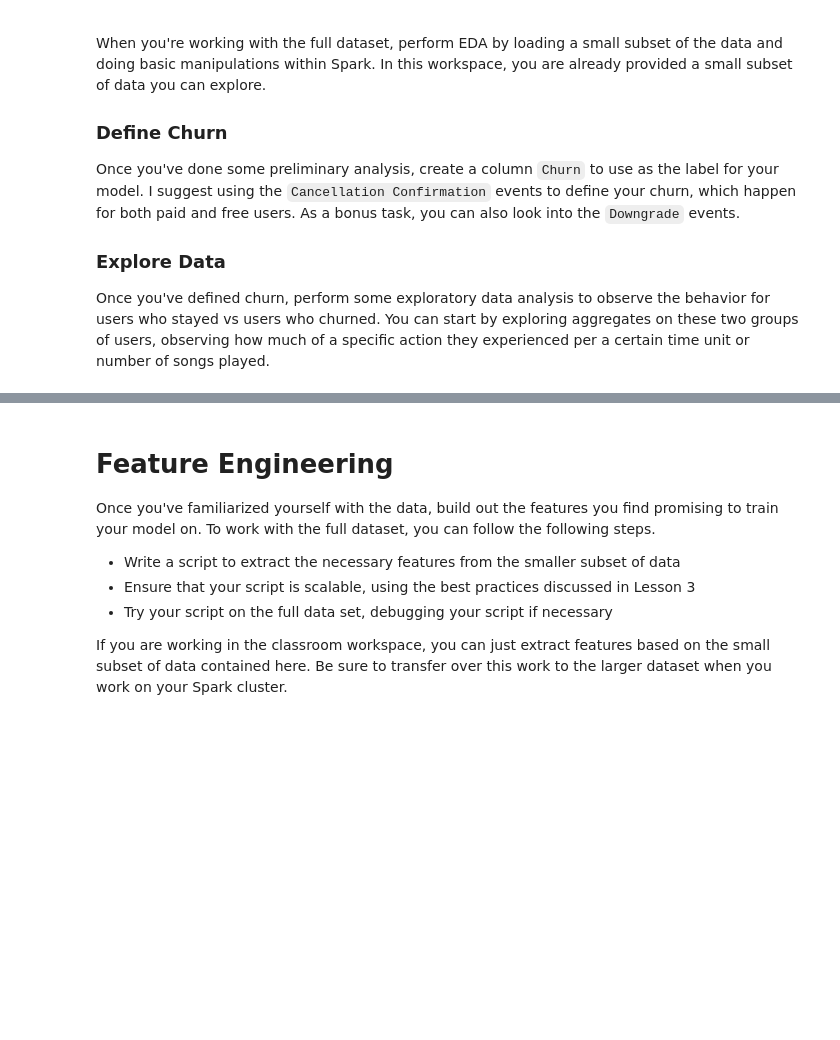
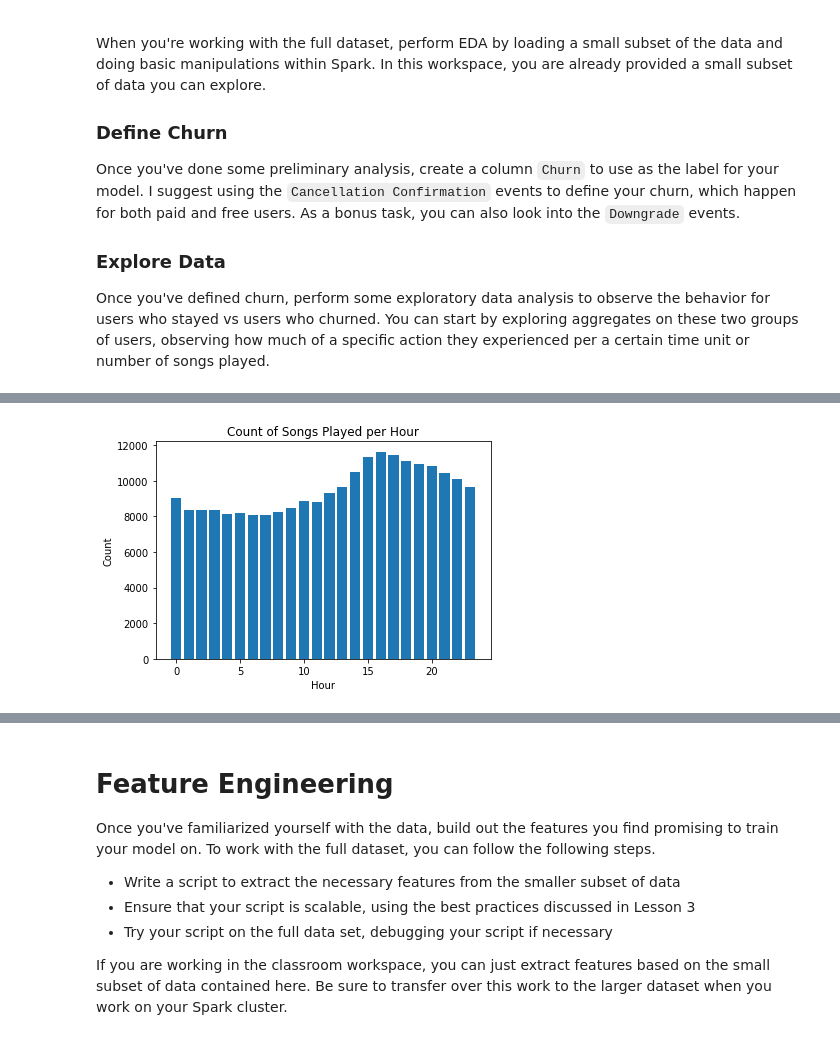
Before and after one commit to mustafaabdelaziz/Sparkfy_Project, a Jupyter notebook: Sparkify.ipynb, the cells around one changed output, grey strips where cells are left out. Saved outputs shown, nothing was run; the diff lists cells and outputs as text; code cells hidden in the pictures; blank space fills up the shorter version.

```diff
--- a/Sparkify.ipynb
+++ b/Sparkify.ipynb
@@ -104,0 +113,11 @@ only showing top 20 rows
+# %%
+get_hour = udf(lambda x: datetime.datetime.fromtimestamp(x / 1000).hour, IntegerType())
+# %%
+df = df.withColumn("hour", get_hour(df.ts))
+# %%
+songs_in_hour = df.filter(df.page == "NextSong").groupby(df.hour).count().orderBy(df.hour.cast("float"))
+# %%
+songs_in_hour.show(24)
+songs_in_hour = songs_in_hour.toPandas()
+songs_in_hour = songs_in_hour.astype({"hour": int})
+songs_in_hour = songs_in_hour.sort_values(by='hour').reset_index(drop=True)
@@ -104,0 +142,8 @@ only showing top 20 rows
+# %%
+plt.bar(songs_in_hour['hour'], songs_in_hour['count'])
+plt.xlabel('Hour')
+plt.ylabel('Count')
+plt.title('Count of Songs Played per Hour')
+plt.show()
+# %% [output]
+[figure, added]
```
Also changed, not shown: parts of 17 cells of this notebook, 1 other file.
